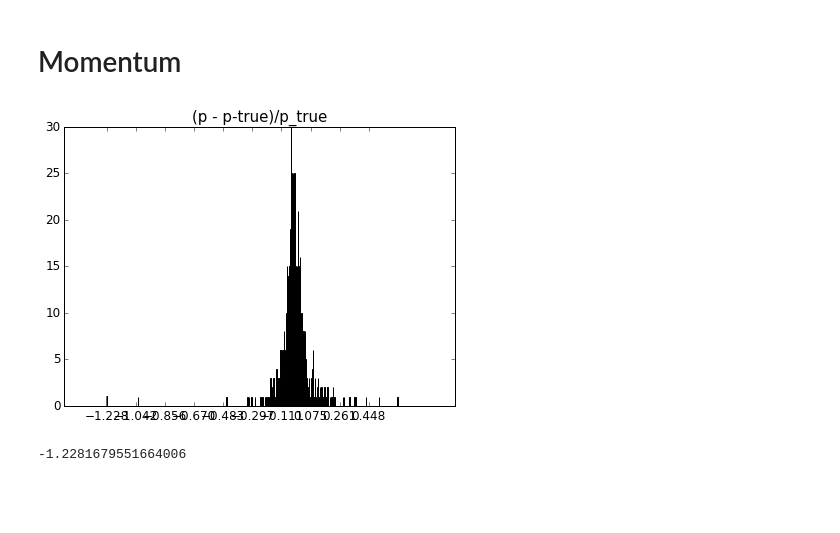
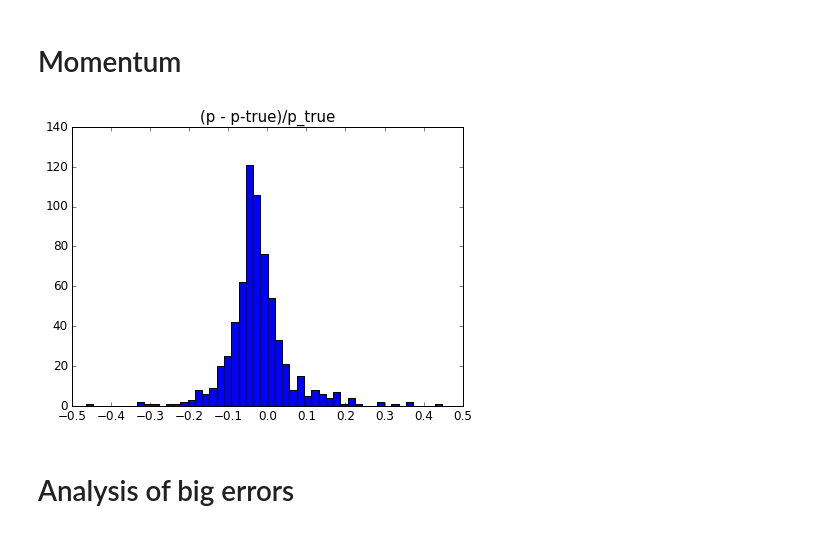
Before and after one commit to hushchyn-mikhail/ship_tracking_summer2016, a Jupyter notebook: notebooks/QualityRetina2.0.ipynb, the cells around one changed output. Drawn from its saved outputs; the diff is of its cells as text; code cells hidden in the pictures; blank space fills up the shorter version.

```diff
--- a/notebooks/QualityRetina2.0.ipynb
+++ b/notebooks/QualityRetina2.0.ipynb
@@ -282,18 +282,16 @@ passed_events = event_ids[pass_stages.Matching.values == 1]
 p_err = combinations_true[combinations_true.EventID.isin(passed_events)].PErr.values
 # %%
 plt.figure(figsize=(7, 5))
-plt.hist(p_err[~np.isnan(p_err)], bins=500)
+plt.hist(p_err[~np.isnan(p_err)], bins=100)
 
 plt.title('(p - p-true)/p_true', size=15)
 p_err_min = np.min(p_err[~np.isnan(p_err)])
 p_err_max = np.max(p_err[~np.isnan(p_err)])
-plt.xticks(numpy.arange(p_err_min, p_err_max, (p_err_max - p_err_min) / 10), size=12)
+plt.xticks(numpy.arange(-0.5, 0.51, 0.1), size=12)
 plt.yticks(size=12)
-#plt.xlim([-0.5, 0.5])
+plt.xlim([-0.5, 0.5])
 plt.show()
 # %% [output]
-[figure, old version]
+[figure, new version]
-# %%
-np.min(p_err[~np.isnan(p_err)])
-# %% [output]
--1.2281679551664006
+# %% [markdown]
+# Analysis of big errors
```
Also changed, not shown: parts of 13 cells of this notebook.
